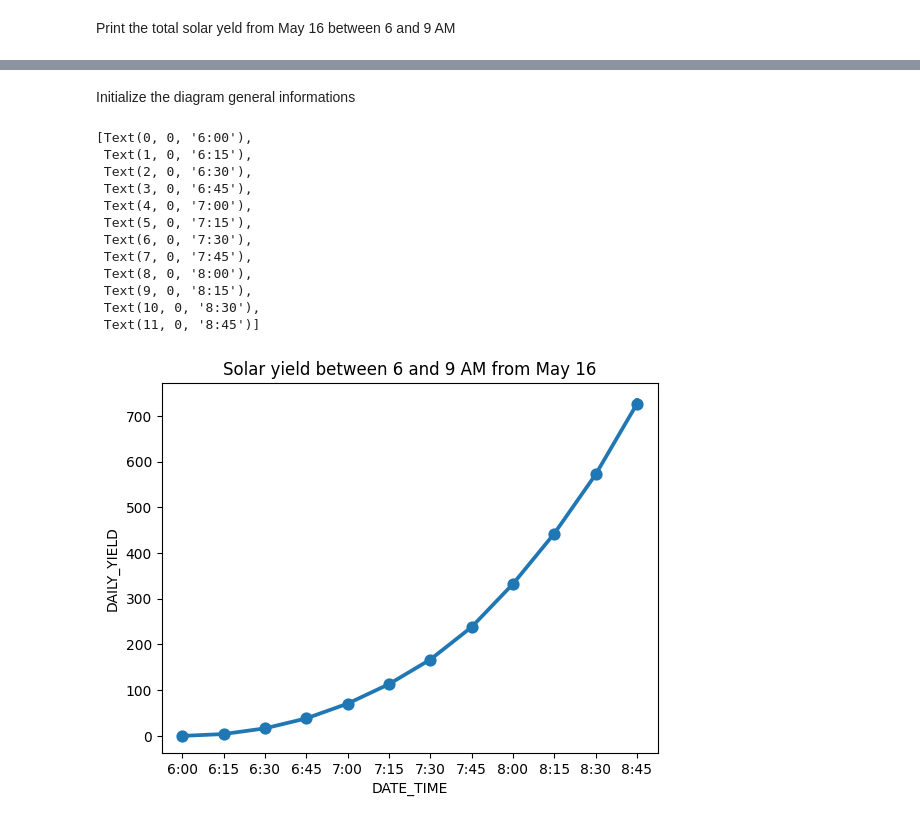
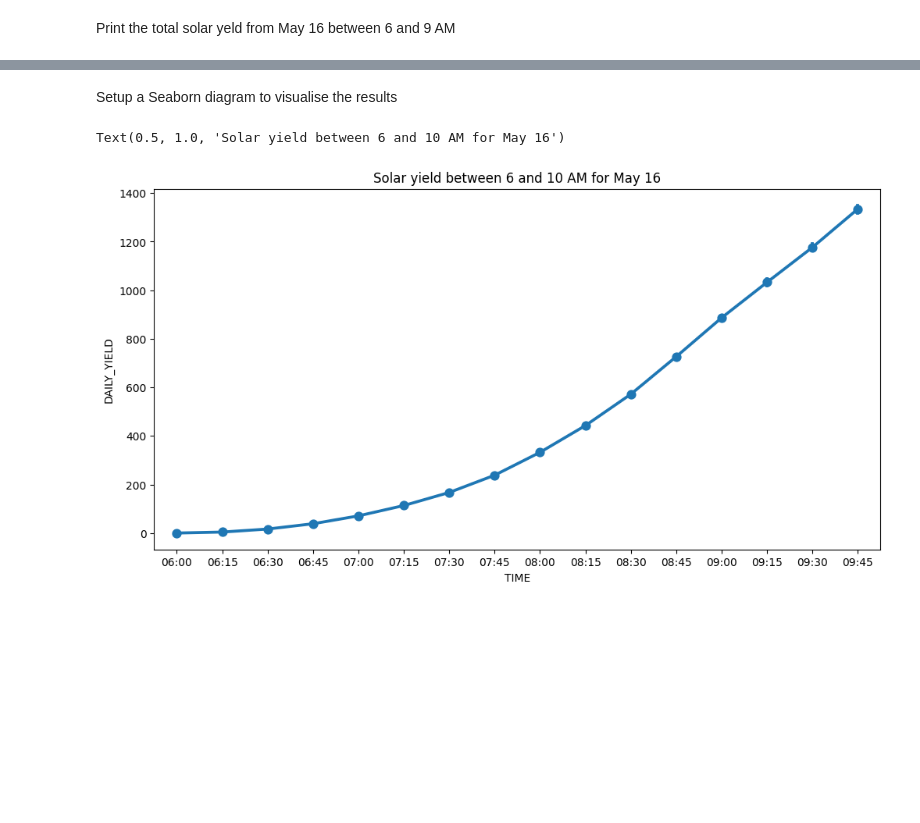
Before and after one commit to CMariuss/python-projects, a Jupyter notebook: Data Science/pandas_operations/daily_solar_yield_01.ipynb, the cells around one changed output, grey strips where cells are left out. Cells and saved outputs as stored; diff of their text form; code cells hidden in the pictures; blank space fills up the shorter version.

Commit message:
Update the hours and minutes extraction method

```diff
--- a/Data Science/pandas_operations/daily_solar_yield_01.ipynb
+++ b/Data Science/pandas_operations/daily_solar_yield_01.ipynb
@@ -17,0 +15,2 @@ np_array = np.array(date_time)
+# %%
+solar_yield['DATE_TIME'] = pd.to_datetime(solar_yield['DATE_TIME'])
@@ -18 +19,3 @@ np_array = np.array(date_time)
+# %%
+solar_yield['TIME'] = solar_yield['DATE_TIME'].dt.strftime('%H:%M')
 # %% [markdown]
@@ -37,4 +37,0 @@ Save the date time from numpy array in a special Pandas datetime format, and rep
-# %%
-hour_minute = pd.to_datetime(np_array, format='%d-%m-%Y %H:%M')
-
-solar_yield['DATE_TIME'] = hour_minute
@@ -58,7 +38,7 @@ Name: DATE_TIME, Length: 68778, dtype: datetime64[ns]
 # %% [markdown]
 Extract the data from May 16 between 6 and 9 AM
 # %%
-specific_date_time_yield = solar_yield.where((solar_yield['DATE_TIME'].dt.day == 16) & (solar_yield['DATE_TIME'].dt.month == 5) & (solar_yield['DATE_TIME'].dt.hour > 5) & (solar_yield['DATE_TIME'].dt.hour < 9))
+specific_date_time_yield = solar_yield.where((solar_yield['DATE_TIME'].dt.day == 16) & (solar_yield['DATE_TIME'].dt.month == 5) & (solar_yield['DATE_TIME'].dt.hour > 5) & (solar_yield['DATE_TIME'].dt.hour < 10))
 # %% [markdown]
 Print the total solar yeld from May 16 between 6 and 9 AM
 # %%
@@ -84,25 +48,13 @@ Name: DAILY_YIELD, Length: 900, dtype: float64
-# %% [markdown]
-Initialize the diagram general informations
+# %% [markdown]
+Setup a Seaborn diagram to visualise the results
 # %%
+plt.figure(figsize=(12, 6))
+
 # Setup the diagram with the informations about solar yeld between 6 and 9 AM from May 16
-point_plot = sns.pointplot(x='DATE_TIME', y='DAILY_YIELD', data=specific_date_time_yield)
+point_plot = sns.pointplot(x='TIME', y='DAILY_YIELD', data=specific_date_time_yield)
 
 # Set the diagram title
-point_plot.set_title('Solar yield between 6 and 9 AM from May 16')
-
-# Set the hour labels
-point_plot.set_xticklabels(['6:00', '6:15', '6:30', '6:45', '7:00', '7:15', '7:30', '7:45', '8:00', '8:15', '8:30', '8:45'])
+point_plot.set_title('Solar yield between 6 and 10 AM for May 16')
 # %% [output]
-[Text(0, 0, '6:00'),
- Text(1, 0, '6:15'),
- Text(2, 0, '6:30'),
- Text(3, 0, '6:45'),
- Text(4, 0, '7:00'),
- Text(5, 0, '7:15'),
- Text(6, 0, '7:30'),
- Text(7, 0, '7:45'),
- Text(8, 0, '8:00'),
- Text(9, 0, '8:15'),
- Text(10, 0, '8:30'),
- Text(11, 0, '8:45')]
+Text(0.5, 1.0, 'Solar yield between 6 and 10 AM for May 16')
-[figure, old version]
+[figure, new version]
```
Also changed, not shown: parts of 12 cells of this notebook, 1 other file.
